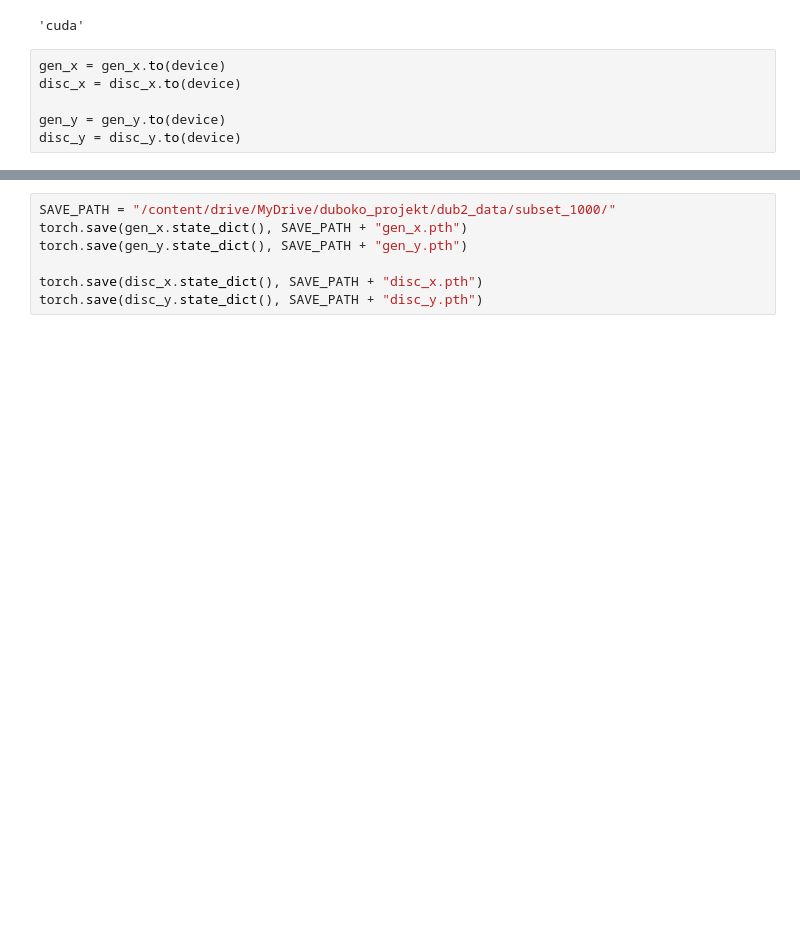
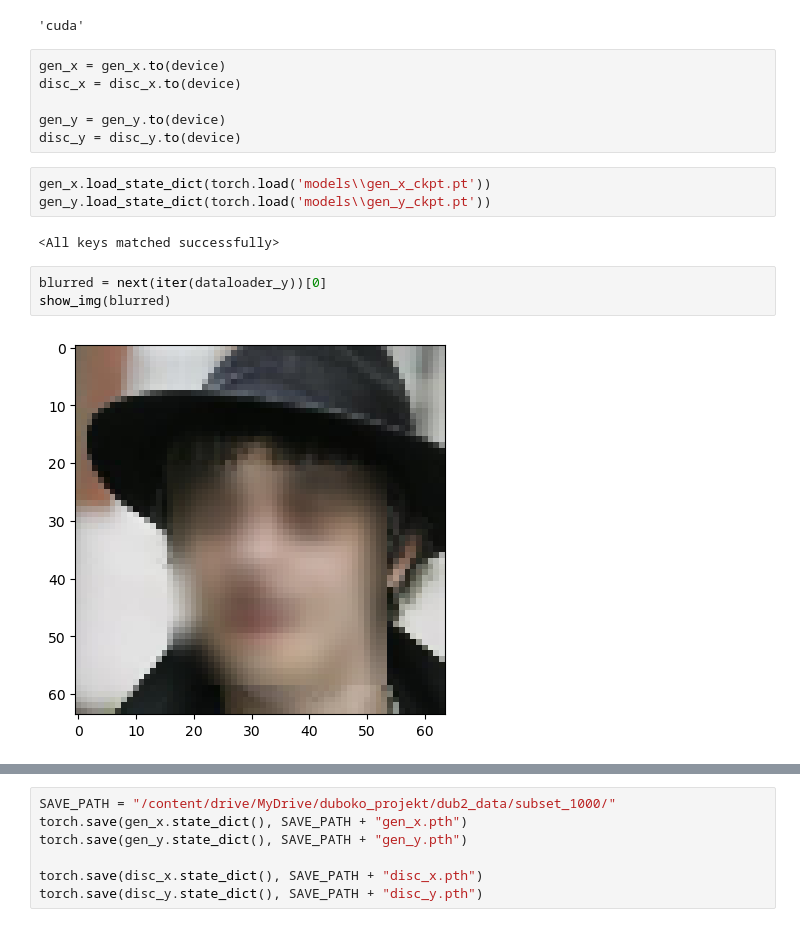
Before and after one commit to lovroglogar/du2_projekt, a Jupyter notebook: exploration.ipynb, the cells around one changed output, grey strips where cells are left out. Saved outputs shown, nothing was run; the diff lists cells and outputs as text; blank space fills up the shorter version.

```diff
--- a/exploration.ipynb
+++ b/exploration.ipynb
@@ -67,3 +72,13 @@ disc_x = disc_x.to(device)
 
 gen_y = gen_y.to(device)
 disc_y = disc_y.to(device)
+# %%
+gen_x.load_state_dict(torch.load('models\\gen_x_ckpt.pt'))
+gen_y.load_state_dict(torch.load('models\\gen_y_ckpt.pt'))
+# %% [output]
+<All keys matched successfully>
+# %%
+blurred = next(iter(dataloader_y))[0]
+show_img(blurred)
+# %% [output]
+[figure, added]
```
Also changed, not shown: parts of 12 cells of this notebook, 4 other files.
